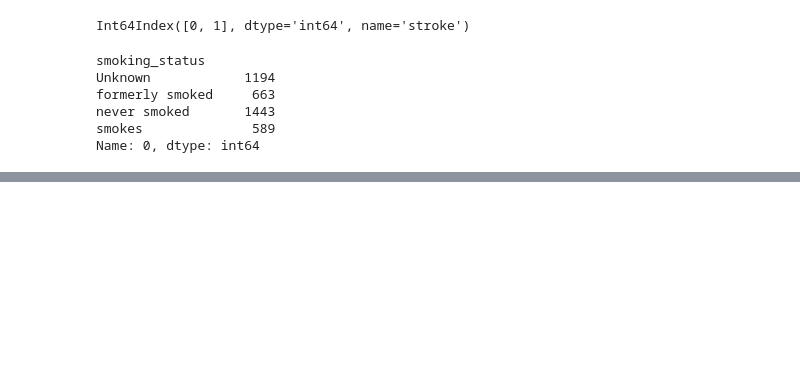
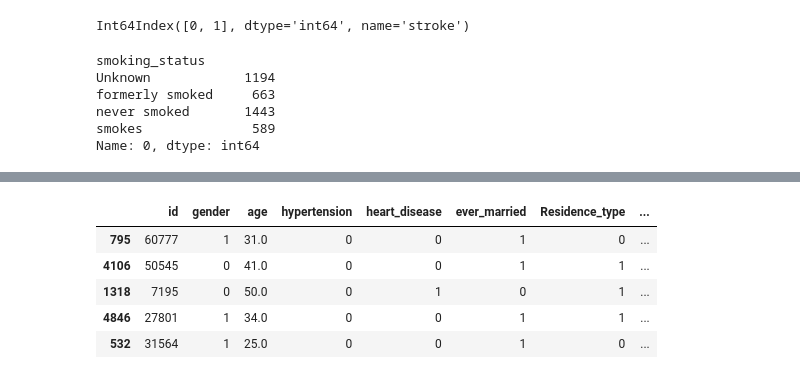
Before and after one commit to ejuar/SC22-BatchA-random-searchers, a Jupyter notebook: DS-Notebooks-Abeera/project/stroke_prediction_analysis.ipynb, the cells around one changed output, grey strips where cells are left out. Saved outputs shown, nothing was run; the diff lists cells and outputs as text; code cells hidden in the pictures; blank space fills up the shorter version.

```diff
--- a/DS-Notebooks-Abeera/project/stroke_prediction_analysis.ipynb
+++ b/DS-Notebooks-Abeera/project/stroke_prediction_analysis.ipynb
@@ -194,0 +312,2 @@ fig.show()
+# %%
+train_df["Residence_type"] = train_df["Residence_type"].replace({"Urban":1, "Rural" :0})
@@ -194,0 +349,2 @@ fig.show()
+# %%
+train_df =  train_df[train_df["gender"] != "Other"]
@@ -194,0 +357,2 @@ fig.show()
+# %%
+train_df["gender"] = train_df["gender"].replace({"Female":1, "Male" :0})
@@ -194,0 +393,2 @@ fig.show()
+# %%
+train_df = pd.get_dummies(train_df)
@@ -194,0 +415,9 @@ fig.show()
+# %%
+train_df.head(5)
+# %% [output]
+|  | id | gender | age | hypertension | heart_disease | ever_married | Residence_type | ... |
+| 795 | 60777 | 1 | 31.0 | 0 | 0 | 1 | 0 | ... |
+| 4106 | 50545 | 0 | 41.0 | 0 | 0 | 1 | 1 | ... |
+| 1318 | 7195 | 0 | 50.0 | 0 | 1 | 0 | 1 | ... |
+| 4846 | 27801 | 1 | 34.0 | 0 | 0 | 1 | 1 | ... |
+| 532 | 31564 | 1 | 25.0 | 0 | 0 | 1 | 0 | ... |
```
Also changed, not shown: parts of 40 cells of this notebook, 20 other files.
